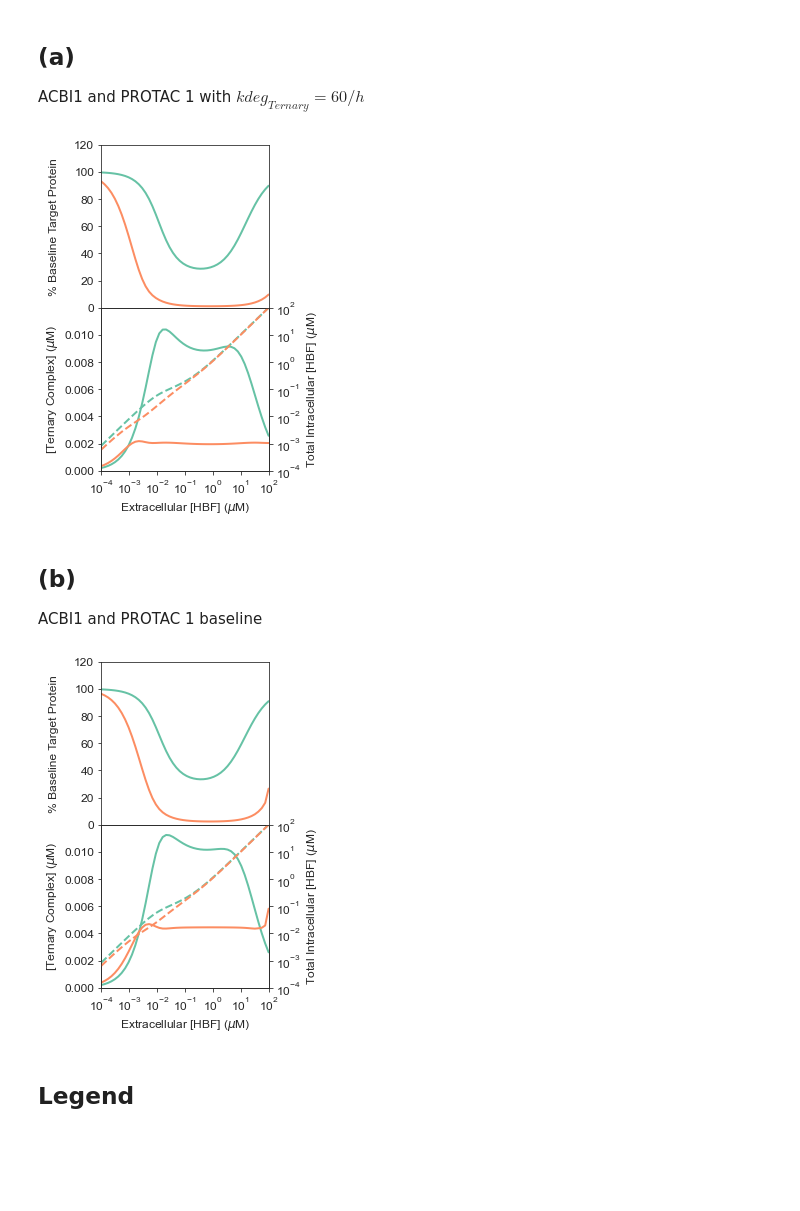
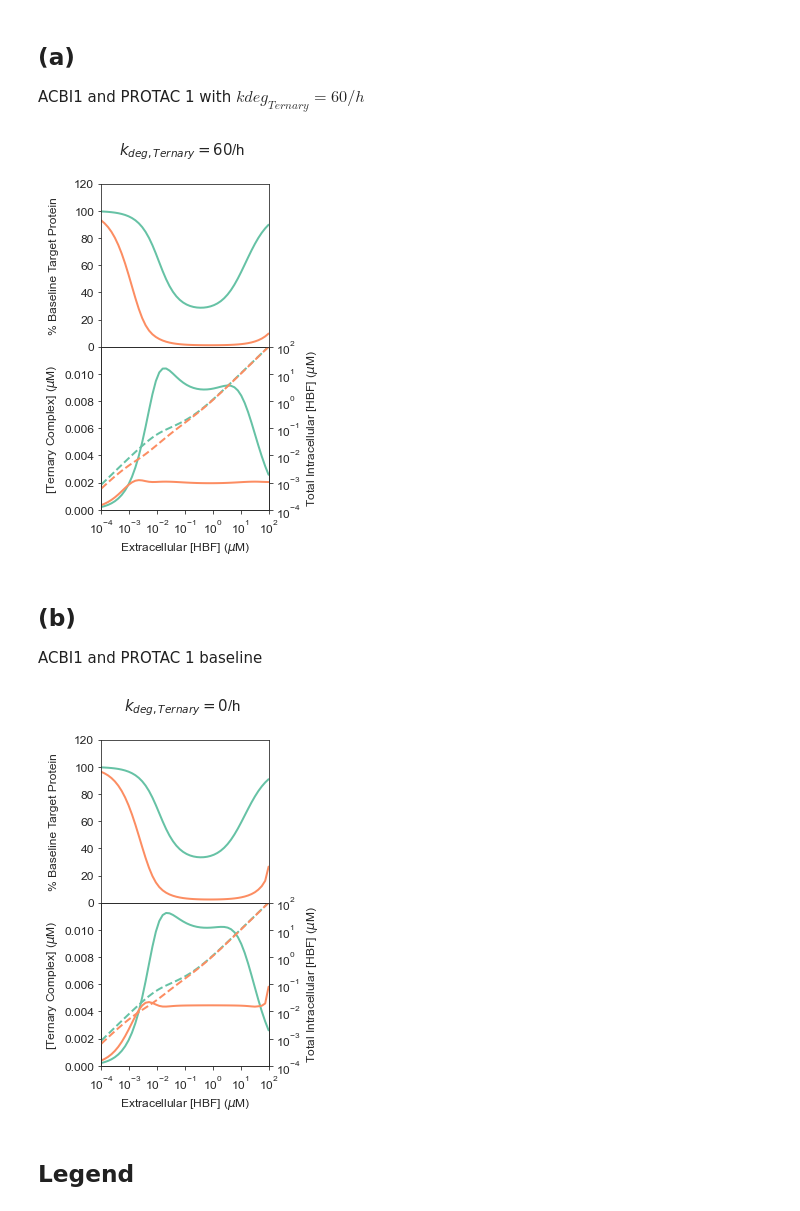
Before and after one commit to stxinsite/kinetic-degradation, a Jupyter notebook: make_figures.ipynb, the cells around one changed output. Saved outputs shown, nothing was run; the diff lists cells and outputs as text; code cells hidden in the pictures; blank space fills up the shorter version.

```diff
--- a/make_figures.ipynb
+++ b/make_figures.ipynb
@@ -297,12 +302,13 @@ make_species_stackplot(result_d, "./plots/species_vs_time_protac1_star_kdeg_tern
 # Figure 6
 % Baseline Target Protein, Ternary Complex, Total Intracellular PROTAC vs. Extracellular PROTAC
 # %%
-def make_deg_ternary_protac_plot(df, vol_ic, figure_name):
+def make_deg_ternary_protac_plot(df, vol_ic, figure_title, figure_name):
     plt.rcParams["figure.figsize"] = (3, 6)
     plt.rcParams["xtick.direction"] = 'in'
     plt.rcParams["xtick.labelsize"] = 12
     plt.rcParams["ytick.direction"] = 'in'
     plt.rcParams["ytick.labelsize"] = 12
+    plt.rcParams["figure.titlesize"] = 15
     # convert amounts to concentrations
     result = (
         df
@@ -408,6 +414,9 @@ def make_deg_ternary_protac_plot(df, vol_ic, figure_name):
     # fig.tight_layout()
     plt.subplots_adjust(hspace=0)
 
+    #
+    plt.suptitle(figure_title)
+
     plt.savefig(f"./plots/{figure_name}", dpi=1200, bbox_inches="tight")
 # %% [markdown]
 ## (a)
@@ -415,12 +424,12 @@ ACBI1 and PROTAC 1 with $kdeg_{Ternary} = 60/h$
 # %%
 v_ic = 5.24e-13
 
 result_a = pd.read_csv("./saved_objects/deg_ternary_protac_vs_protac_high_kdeg_ternary_t=6.csv")
 
 make_deg_ternary_protac_plot(
-    result_a, v_ic, "deg_ternary_protac_vs_protac_high_kdeg_ternary_t=6.eps")
+    result_a, v_ic, r'$k_{deg,Ternary}=60$/h', "deg_ternary_protac_vs_protac_high_kdeg_ternary_t=6.eps")
 # %% [output]
-[figure, old version]
+[figure, new version]
 # %% [markdown]
 ## (b)
 ACBI1 and PROTAC 1 baseline
@@ -428,9 +437,9 @@ ACBI1 and PROTAC 1 baseline
 result_b = pd.read_csv("./saved_objects/PROTAC1&ACBI1_target=1_e3=0.1_t=6.csv")
 
 make_deg_ternary_protac_plot(
-    result_b, v_ic, "deg_ternary_protac_vs_protac_t=6.eps")
+    result_b, v_ic, r'$k_{deg,Ternary}=0$/h', "deg_ternary_protac_vs_protac_t=6.eps")
 # %% [output]
-[figure, old version]
+[figure, new version]
 # %% [markdown]
 ## Legend
 # %%
```
Also changed, not shown: parts of 10 cells of this notebook, 11 other files.
